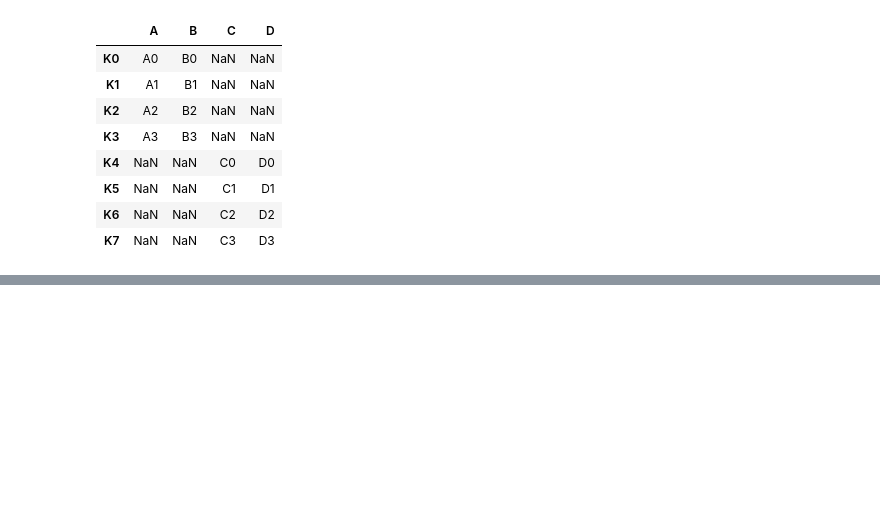
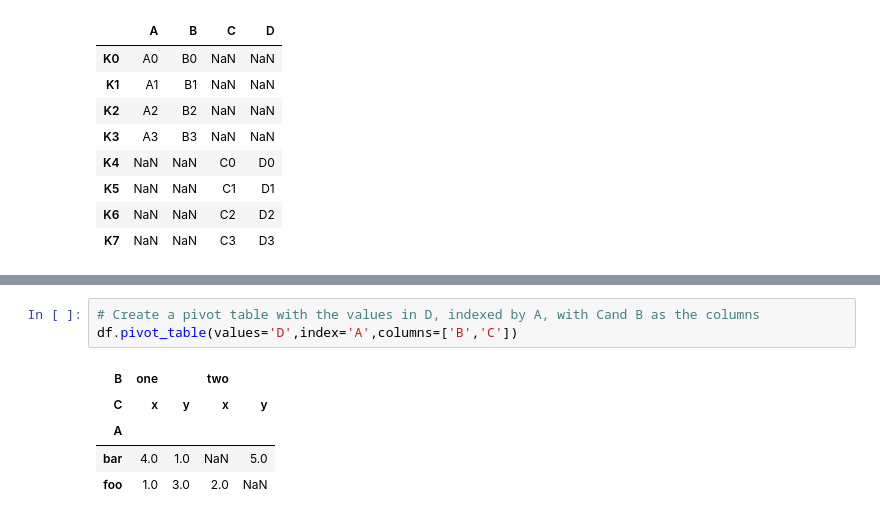
Before and after one commit to kamelCased/learningDataScience, a Jupyter notebook: Pandas.ipynb, the cells around one changed output, grey strips where cells are left out. Cells and saved outputs as stored; diff of their text form; blank space fills up the shorter version.

```diff
--- a/Pandas.ipynb
+++ b/Pandas.ipynb
@@ -1060,0 +1236,9 @@ df1.join(df2, how='outer') # no overlapping values. df1 where indexed, df2 where
+# %%
+# Create a pivot table with the values in D, indexed by A, with Cand B as the columns
+df.pivot_table(values='D',index='A',columns=['B','C'])
+# %% [output]
+| B | one |  | two |  |
+| C | x | y | x | y |
+| A |  |  |  |  |
+| bar | 4.0 | 1.0 | NaN | 5.0 |
+| foo | 1.0 | 3.0 | 2.0 | NaN |
```
Also changed, not shown: parts of 27 cells of this notebook.
